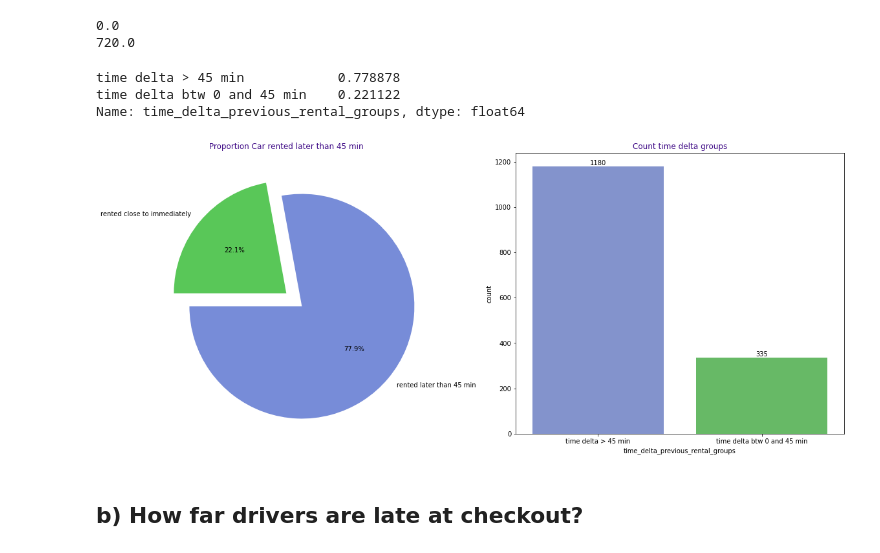
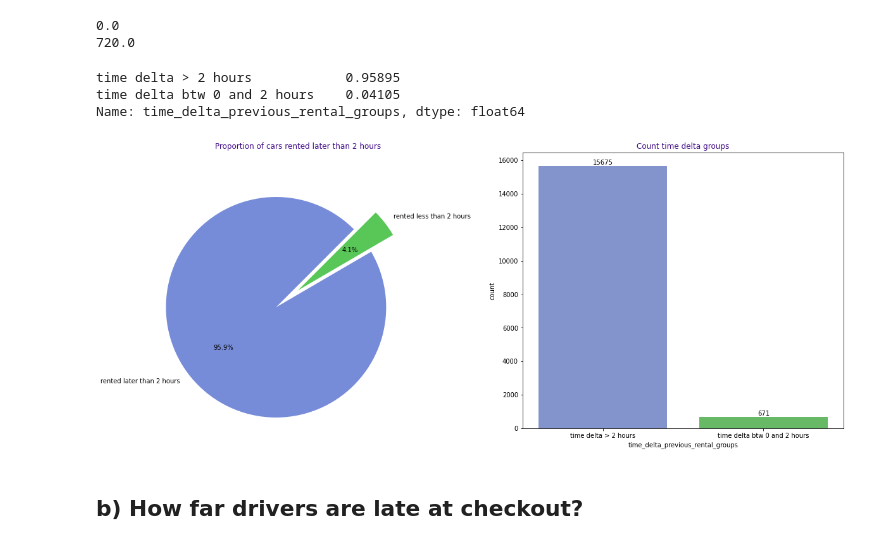
Before and after one commit to christophe-derache/certification35288_bloc5-Deployment-Getaround, a Jupyter notebook: 1 - Data Analysis & Dashboard/1 - data_analysis.ipynb, the cells around one changed output. Saved outputs shown, nothing was run; the diff lists cells and outputs as text; code cells hidden in the pictures.

```diff
--- a/1 - data_analysis.ipynb
+++ b/1 - Data Analysis & Dashboard/1 - data_analysis.ipynb
@@ -93,6 +93,8 @@ previous_ended_rental_id                      91.360863
 time_delta_with_previous_rental_in_minutes    91.360863
 dtype: float64
 # %%
-sns.countplot(data=df_delay_analysis, x='state')
+ax = sns.countplot(data=df_delay_analysis, x='state')
+for container in ax.containers:
+    ax.bar_label(container)
 plt.show()
 # %% [output]
@@ -200,4 +202,4 @@ plt.show()
 # Part 2 - ANALYSIS
 # %%
 # DROP NA
-df_delay_analysis_na_dropped = df_delay_analysis.dropna()
+df_delay_analysis_na_dropped = df_delay_analysis.dropna(subset='delay_at_checkout_in_minutes')
@@ -213,44 +219,44 @@ print(df_delay_analysis_na_dropped['time_delta_with_previous_rental_in_minutes']
 list_to_add = []
 
 for value in df_delay_analysis_na_dropped['time_delta_with_previous_rental_in_minutes']:
-    if value >= 0.0 and value <= 45.0 :
-        list_to_add.append('time delta btw 0 and 45 min')
+    if value >= 0.0 and value <= 120.0 :
+        list_to_add.append('time delta btw 0 and 2 hours')
     else:
-        list_to_add.append('time delta > 45 min')
+        list_to_add.append('time delta > 2 hours')
 # %%
 df_delay_analysis_na_dropped['time_delta_previous_rental_groups'] = list_to_add
 # %%
 df_delay_analysis_na_dropped['time_delta_previous_rental_groups'].value_counts(normalize=True)
 # %% [output]
-time delta > 45 min            0.778878
-time delta btw 0 and 45 min    0.221122
+time delta > 2 hours            0.95895
+time delta btw 0 and 2 hours    0.04105
 Name: time_delta_previous_rental_groups, dtype: float64
 # %%
-labels = 'rented later than 45 min', 'rented close to immediately'
+labels = 'rented later than 2 hours', 'rented less than 2 hours'
 
 plt.figure(figsize=(20,8), facecolor='white')
 
 plt.subplot(1, 2, 1)
 plt.pie(df_delay_analysis_na_dropped['time_delta_previous_rental_groups'].value_counts(),
 labels=labels,
 colors=['#778cd8',"#59c758"],
 autopct='%1.1f%%',
 textprops={'color':'black'},
-explode=[0.18, 0],
-startangle = 180)
-plt.title('Proportion Car rented later than 45 min', fontdict={'color':'#410d88'}, loc='center')
+explode=[0.25, 0],
+startangle = 45)
+plt.title('Proportion of cars rented later than 2 hours', fontdict={'color':'#410d88'}, loc='center')
 
 plt.subplot(1, 2, 2)
 ax = sns.countplot(x='time_delta_previous_rental_groups', data=df_delay_analysis_na_dropped,
                     palette=['#778cd8',"#59c758"]
                     )
 for container in ax.containers:
     ax.bar_label(container)
 plt.title('Count time delta groups', fontdict={'color':'#410d88'})
 
 plt.show()
 # %% [output]
-[figure, old version]
+[figure, new version]
 # %% [markdown]
 ## b) How far drivers are late at checkout?
 # %%
```
Also changed, not shown: parts of 25 cells of this notebook, 8 other files.
